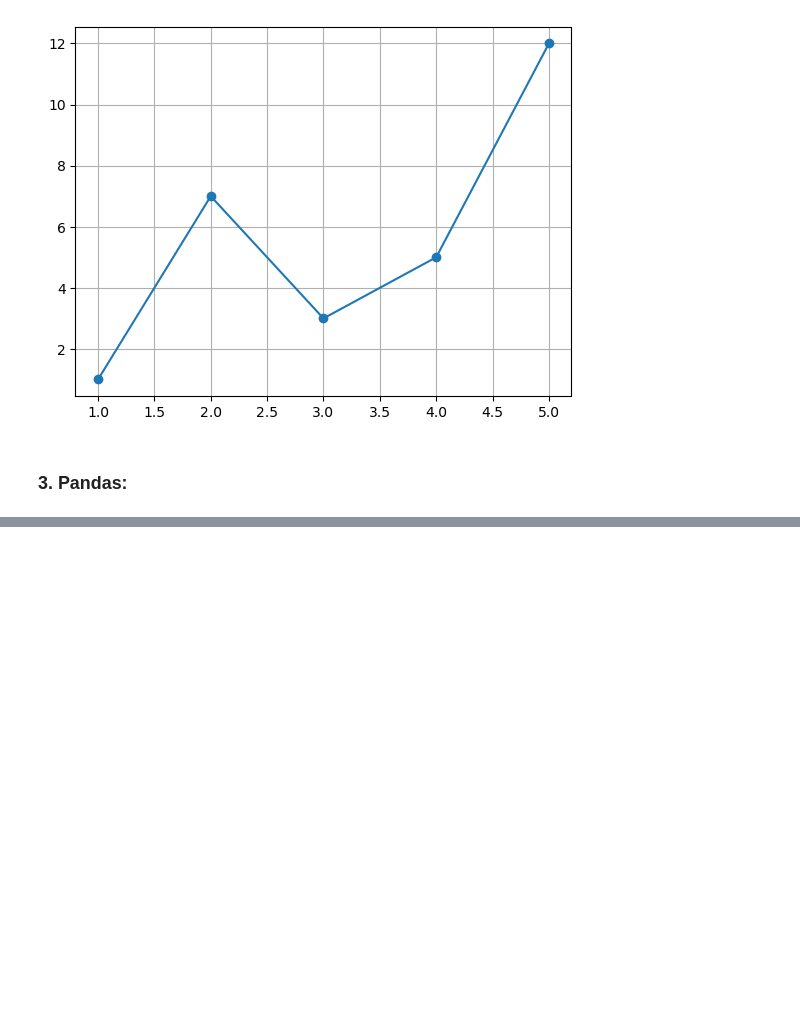
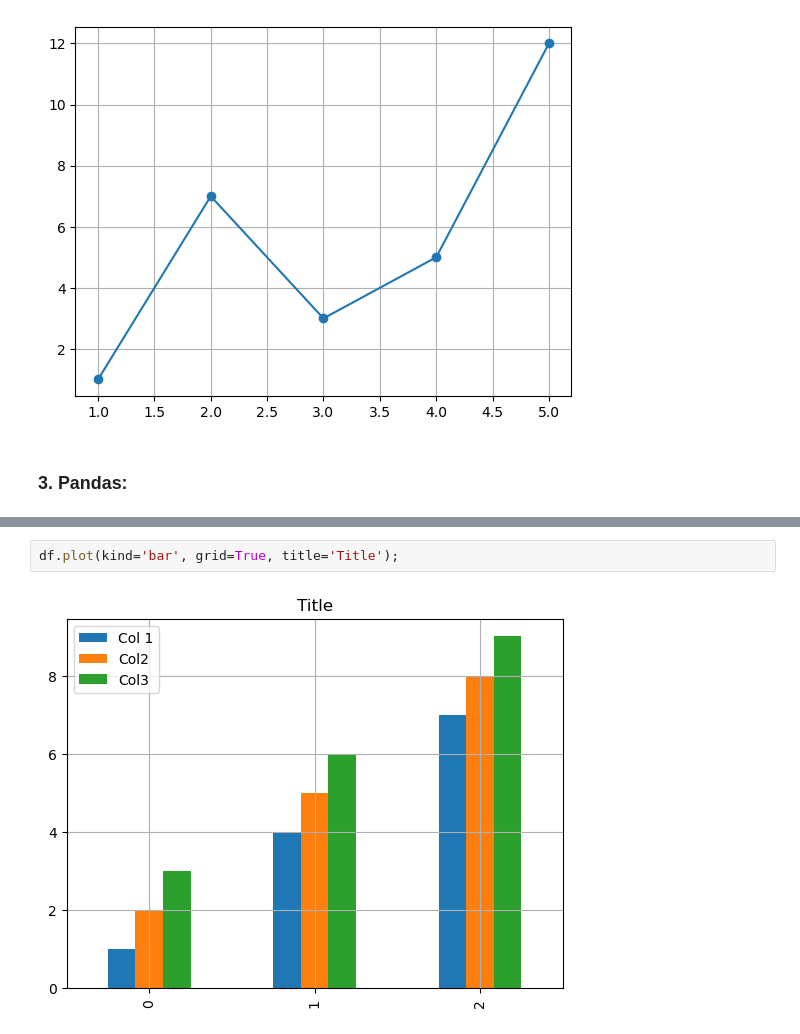
Before and after one commit to joaocarvoli-university/intro-data-science, a Jupyter notebook: notebooks-viewer/03-Libs (Numpy, Matplotlib, Pandas).ipynb, the cells around one changed output, grey strips where cells are left out. Cells and saved outputs as stored; diff of their text form; blank space fills up the shorter version.

```diff
--- a/notebooks-viewer/03-Libs (Numpy, Matplotlib, Pandas).ipynb
+++ b/notebooks-viewer/03-Libs (Numpy, Matplotlib, Pandas).ipynb
@@ -207,0 +276,4 @@ Ellipsis
+# %%
+df.plot(kind='bar', grid=True, title='Title');
+# %% [output]
+[figure, added]
```
Also changed, not shown: parts of 15 cells of this notebook.
